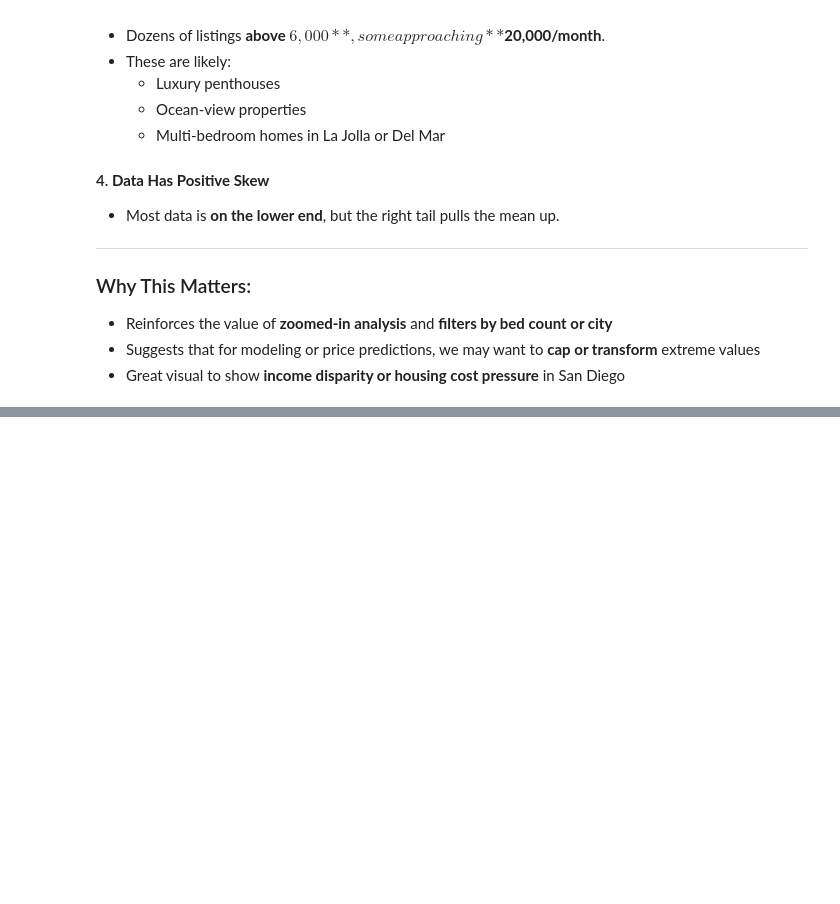
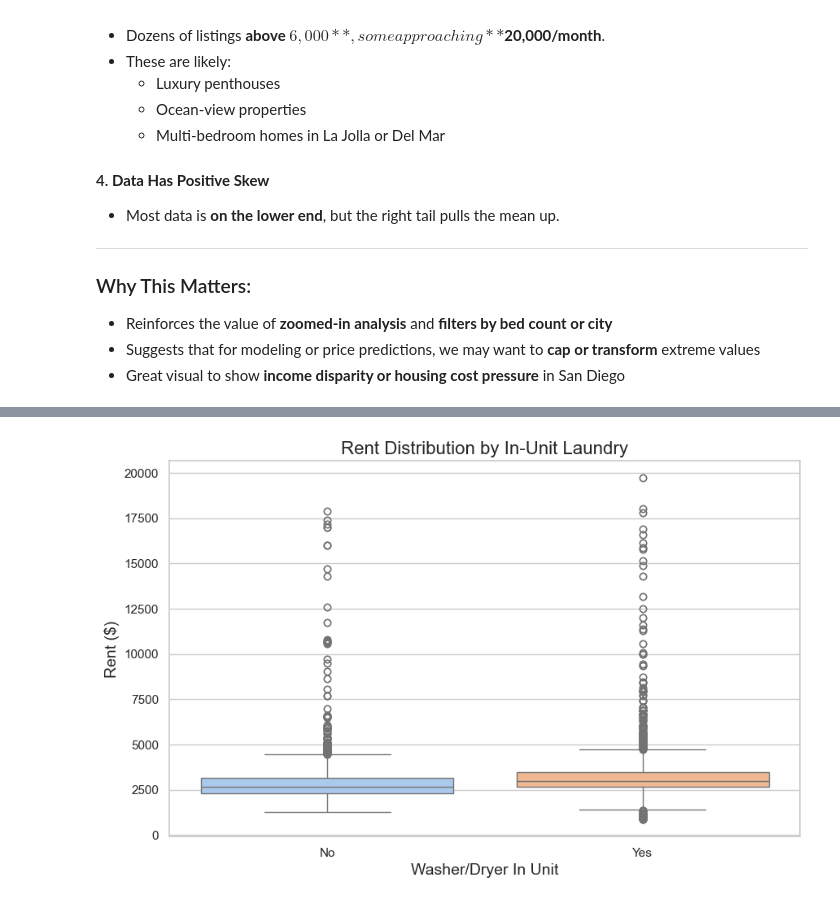
Before and after one commit to JTMarcu/rental_price, a Jupyter notebook: sd_rental_analysis.ipynb, the cells around one changed output, grey strips where cells are left out. Drawn from its saved outputs; the diff is of its cells as text; code cells hidden in the pictures; blank space fills up the shorter version.

```diff
--- a/sd_rental_analysis.ipynb
+++ b/sd_rental_analysis.ipynb
@@ -281,0 +456,18 @@ plt.show()
+# %%
+# 📦 Boxplot: Rent Distribution by Washer/Dryer
+plt.figure(figsize=(10,6))
+sns.boxplot(
+    data=df_clean,
+    x='HasWasherDryer',
+    y='Price',
+    hue='HasWasherDryer',
+    legend=False,
+    palette='pastel'
+)
+plt.title('Rent Distribution by In-Unit Laundry', fontsize=16)
+plt.xlabel('Washer/Dryer In Unit')
+plt.ylabel('Rent ($)')
+plt.xticks([0, 1], ['No', 'Yes'])  # Optional: nicer labeling
+plt.show()
+# %% [output]
+[figure, added]
```
Also changed, not shown: parts of 25 cells of this notebook.
